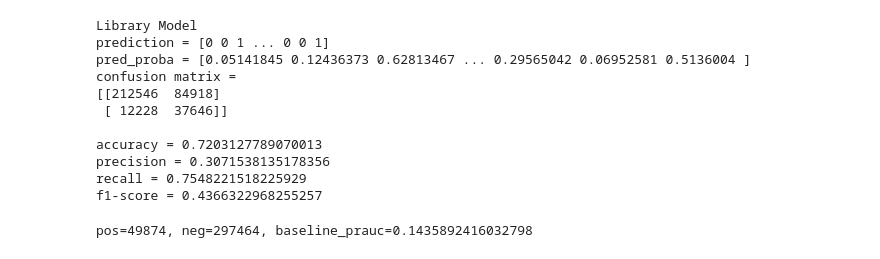
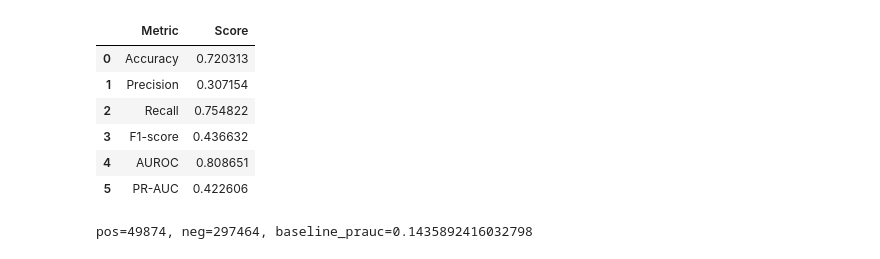
Before and after one commit to starshibrat/xg-shap-experiment, a Jupyter notebook: notebook/model_evaluation.ipynb, the cells around one changed output. Cells and saved outputs as stored; diff of their text form; code cells hidden in the pictures.

```diff
--- a/notebook/model_evaluation.ipynb
+++ b/notebook/model_evaluation.ipynb
@@ -29,33 +29,23 @@ roc_auc1 = auc(fpr1, tpr1)
 
 prec1, recall1, th1 = precision_recall_curve(y_test, y1_pred_proba[:, 1])
 prauc1 = auc(recall1, prec1)
-# %%
-print(
-    f"""
-Library Model
-prediction = {y1_pred}
-pred_proba = {y1_pred_proba[:, 1]}
-confusion matrix =
-{conf1}
-
-accuracy = {acc1}
-precision = {precis1}
-recall = {rec1}
-f1-score = {f11}
-    """
-)
-# %% [output]
-Library Model
-prediction = [0 0 1 ... 0 0 1]
-pred_proba = [0.05141845 0.12436373 0.62813467 ... 0.29565042 0.06952581 0.5136004 ]
-confusion matrix =
-[[212546  84918]
- [ 12228  37646]]
-
-accuracy = 0.7203127789070013
-precision = 0.3071538135178356
-recall = 0.7548221518225929
-f1-score = 0.4366322968255257
+# %%
+metrics_df = pd.DataFrame(
+    data={
+        "Metric": ["Accuracy", "Precision", "Recall", "F1-score", "AUROC", "PR-AUC"],
+        "Score": [acc1, precis1, rec1, f11, roc_auc1, prauc1]
+    },
+    index=[0, 1, 2, 3, 4, 5],
+)
+metrics_df
+# %% [output]
+|  | Metric | Score |
+| 0 | Accuracy | 0.720313 |
+| 1 | Precision | 0.307154 |
+| 2 | Recall | 0.754822 |
+| 3 | F1-score | 0.436632 |
+| 4 | AUROC | 0.808651 |
+| 5 | PR-AUC | 0.422606 |
 # %%
 y_test_classes = y_test.value_counts()
 neg = y_test_classes[0]
```
Also changed, not shown: 1 other file.
